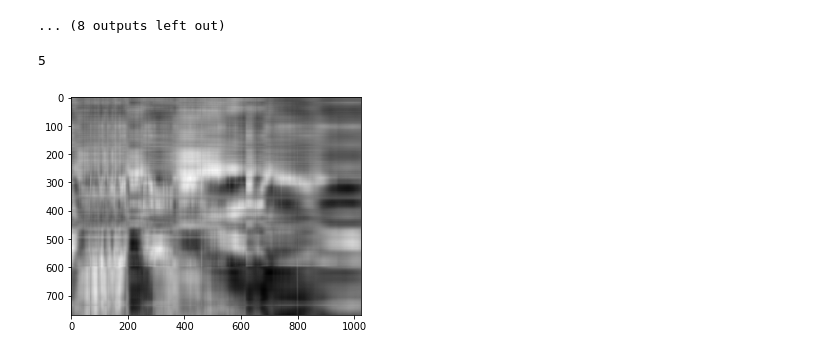
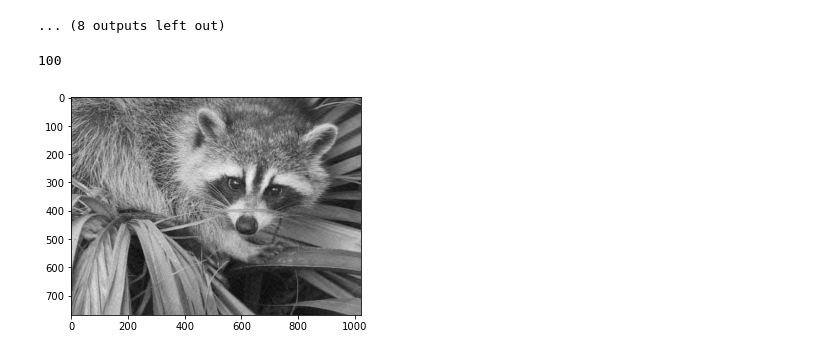
Before and after one commit to LarsWrede/Code, a Jupyter notebook: Quantative_Fundamentals/image_compression.ipynb, the cells around one changed output. Drawn from its saved outputs; the diff is of its cells as text; code cells hidden in the pictures.

```diff
--- a/Quantative_Fundamentals/image_compression.ipynb
+++ b/Quantative_Fundamentals/image_compression.ipynb
@@ -37,7 +37,7 @@ for k in range (1,50,5):
 [figure]
 ... (8 outputs left out)
 # %%
- my_compress(5)
+ my_compress(100)
 # %% [output]
-5
+100
-[figure, old version]
+[figure, new version]
```
Also changed, not shown: 10 other files.
